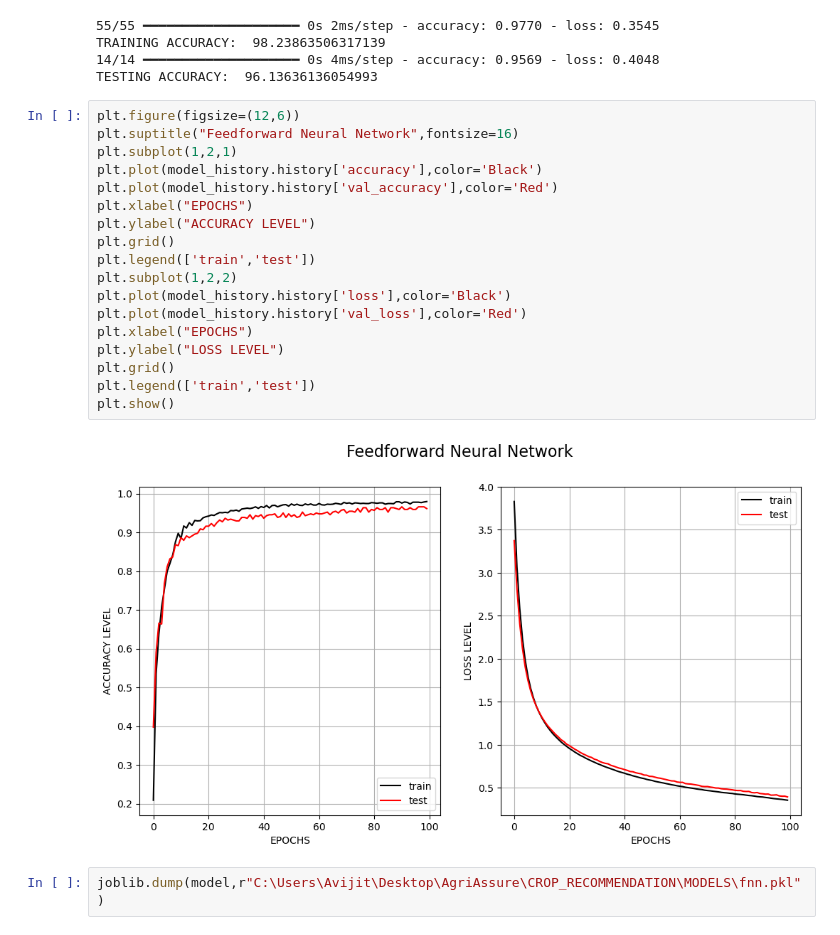
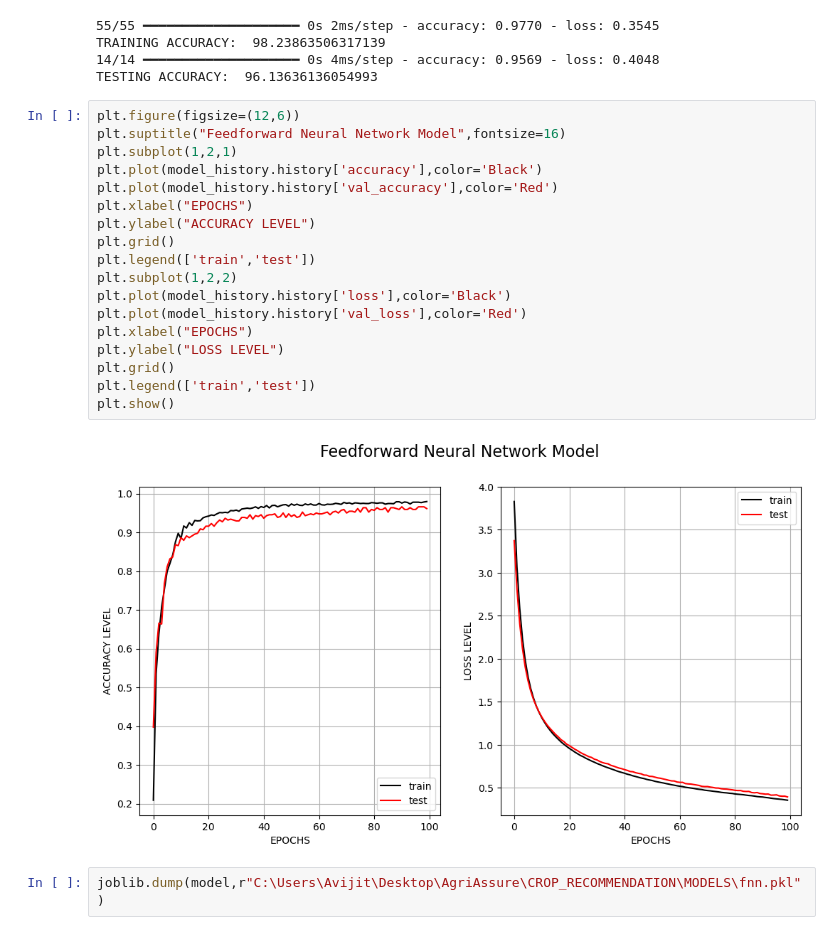
Before and after one commit to CodewithAvijit/Agriscore_Microservices, a Jupyter notebook: CROP_RECOMMENDATION/TRAINING/FNN.ipynb, the cells around one changed output. Saved outputs shown, nothing was run; the diff lists cells and outputs as text.

Commit message:
rename plot image and title of the plot

```diff
--- a/CROP_RECOMMENDATION/TRAINING/FNN.ipynb
+++ b/CROP_RECOMMENDATION/TRAINING/FNN.ipynb
@@ -68,24 +68,24 @@ TRAINING ACCURACY:  98.23863506317139
 TESTING ACCURACY:  96.13636136054993
 # %%
 plt.figure(figsize=(12,6))
-plt.suptitle("Feedforward Neural Network",fontsize=16)
+plt.suptitle("Feedforward Neural Network Model",fontsize=16)
 plt.subplot(1,2,1)
 plt.plot(model_history.history['accuracy'],color='Black')
 plt.plot(model_history.history['val_accuracy'],color='Red')
 plt.xlabel("EPOCHS")
 plt.ylabel("ACCURACY LEVEL")
 plt.grid()
 plt.legend(['train','test'])
 plt.subplot(1,2,2)
 plt.plot(model_history.history['loss'],color='Black')
 plt.plot(model_history.history['val_loss'],color='Red')
 plt.xlabel("EPOCHS")
 plt.ylabel("LOSS LEVEL")
 plt.grid()
 plt.legend(['train','test'])
 plt.show()
 # %% [output]
-[figure, old version]
+[figure, new version]
 # %%
 joblib.dump(model,r"C:\Users\Avijit\Desktop\AgriAssure\CROP_RECOMMENDATION\MODELS\fnn.pkl")
 # %% [output]
```
Also changed, not shown: 2 other files.
